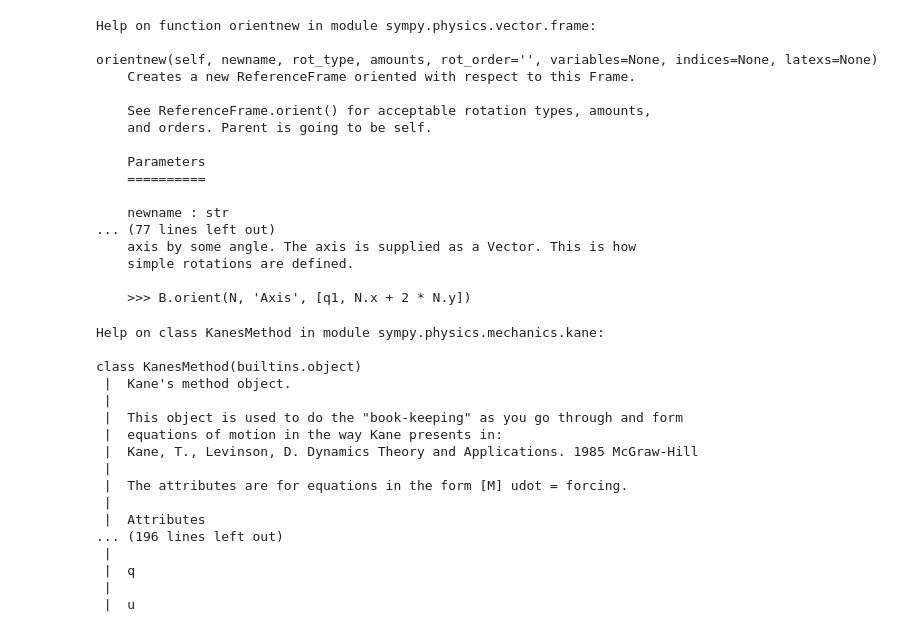
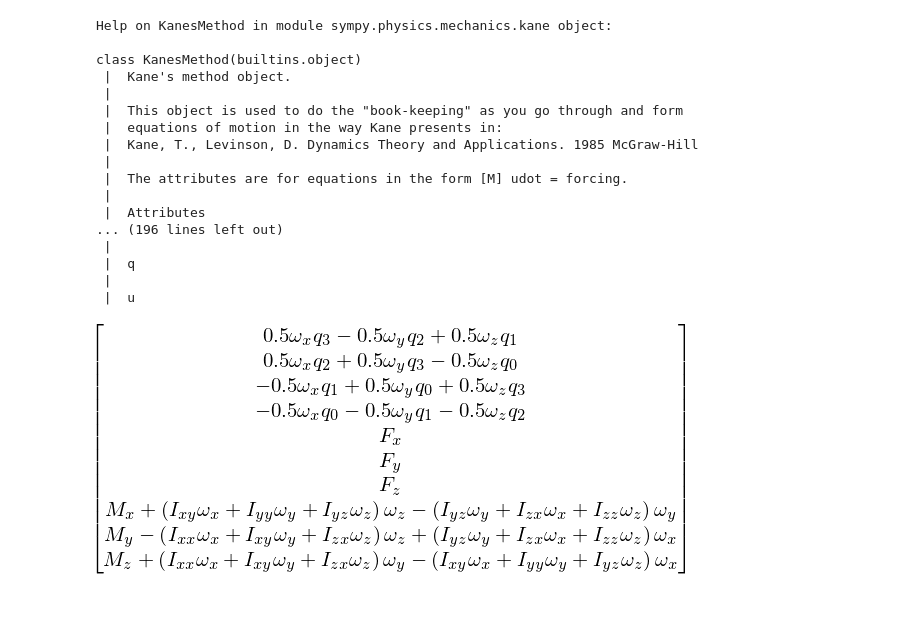
Before and after one commit to UCDDynamicsAndControl/EIRSAT-1-ADCS, a Jupyter notebook: Documentation/python/eirsat_dynamics.ipynb, the cells around one changed output. Cells and saved outputs as stored; diff of their text form; code cells hidden in the pictures; blank space fills up the shorter version.

```diff
--- a/Documentation/python/eirsat_dynamics.ipynb
+++ b/Documentation/python/eirsat_dynamics.ipynb
@@ -48,27 +49,7 @@ kd_bod
-# %%
-help(ReferenceFrame.orientnew)
-# %% [output]
-Help on function orientnew in module sympy.physics.vector.frame:
-
-orientnew(self, newname, rot_type, amounts, rot_order='', variables=None, indices=None, latexs=None)
-    Creates a new ReferenceFrame oriented with respect to this Frame.
-
-    See ReferenceFrame.orient() for acceptable rotation types, amounts,
-    and orders. Parent is going to be self.
-
-    Parameters
-    ==========
-
-    newname : str
-... (77 lines left out)
-    axis by some angle. The axis is supplied as a Vector. This is how
-    simple rotations are defined.
-
-    >>> B.orient(N, 'Axis', [q1, N.x + 2 * N.y])
 # %%
-help(KanesMethod)
+help(KM)
 # %% [output]
-Help on class KanesMethod in module sympy.physics.mechanics.kane:
+Help on KanesMethod in module sympy.physics.mechanics.kane object:
 
 class KanesMethod(builtins.object)
  |  Kane's method object.
@@ -85,3 +66,7 @@ class KanesMethod(builtins.object)
  |  q
  |
  |  u
+# %%
+KM.forcing_full
+# %% [output]
+[figure, added]
```
Also changed, not shown: parts of 6 cells of this notebook, 1 other file.
